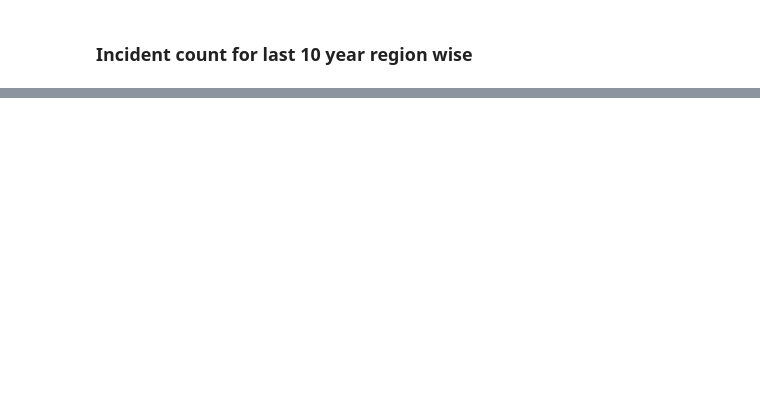
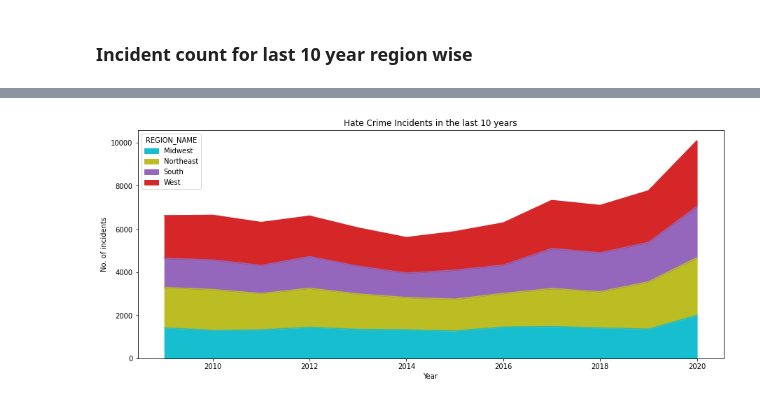
Before and after one commit to artolon/Exploratory_Analysis_Project, a Jupyter notebook: SM_FBI_CRIME_DATA.ipynb, the cells around one changed output, grey strips where cells are left out. Cells and saved outputs as stored; diff of their text form; code cells hidden in the pictures; blank space fills up the shorter version.

```diff
--- a/SM_FBI_CRIME_DATA.ipynb
+++ b/SM_FBI_CRIME_DATA.ipynb
@@ -186,0 +139,7 @@ hate_crime_df_group_by_region_year = hate_crime_df_last_10yr.groupby(["DATA_YEAR
+# %%
+# Cleaning Region_Name column to have only four major regions : Northeast, Midwest. South and West
+
+hate_crime_df["REGION_NAME"] = hate_crime_df["REGION_NAME"].replace('U.S. Territories',np.nan)
+hate_crime_df["REGION_NAME"] = hate_crime_df["REGION_NAME"].replace('Other', np.nan)
+#hate_crime_df = hate_crime_df.dropna()
+hate_crime_df["REGION_NAME"].unique()
@@ -187,2 +148,5 @@ hate_crime_df_group_by_region_year = hate_crime_df_last_10yr.groupby(["DATA_YEAR
+# %%
+hate_crime_df_last_10yr_region = hate_crime_df[hate_crime_df["DATA_YEAR"]>=2009]
+hate_crime_df_group_by_region_year = hate_crime_df_last_10yr_region.groupby(["DATA_YEAR","REGION_NAME"])
 # %%
 hate_crime_df_group_by_region_year_count = hate_crime_df_group_by_region_year["INCIDENT_ID"].count()
@@ -193,0 +172,2 @@ hate_crime_df_group_by_region_year_count.unstack(fill_value=0).plot.bar(figsize=
+# %%
+color_region = {'Midwest':'tab:cyan','Northeast':'tab:olive','South':'tab:purple','West':'tab:red'}
@@ -193,0 +187,11 @@ hate_crime_df_group_by_region_year_count.unstack(fill_value=0).plot.bar(figsize=
+# %%
+ax = hate_crime_df_group_by_region_year_count.unstack(fill_value=0).plot.area(figsize=(15,6),color=color_region)
+
+ax.set_xlabel("Year")
+ax.set_ylabel("No. of incidents")
+ax.set_title("Hate Crime Incidents in the last 10 years")
+
+
+plt.show()
+# %% [output]
+[figure, added]
```
Also changed, not shown: parts of 52 cells of this notebook, 1 other file.
